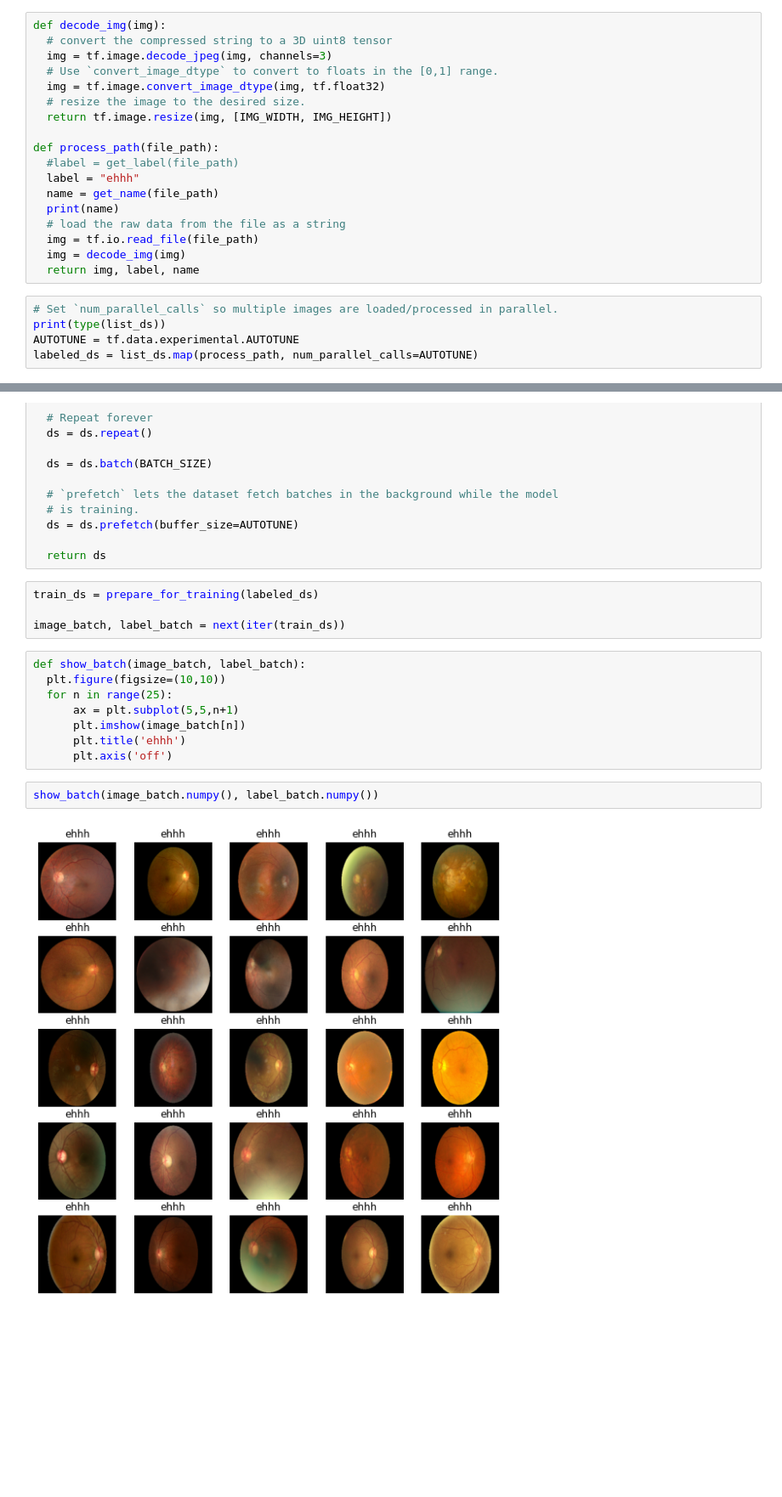
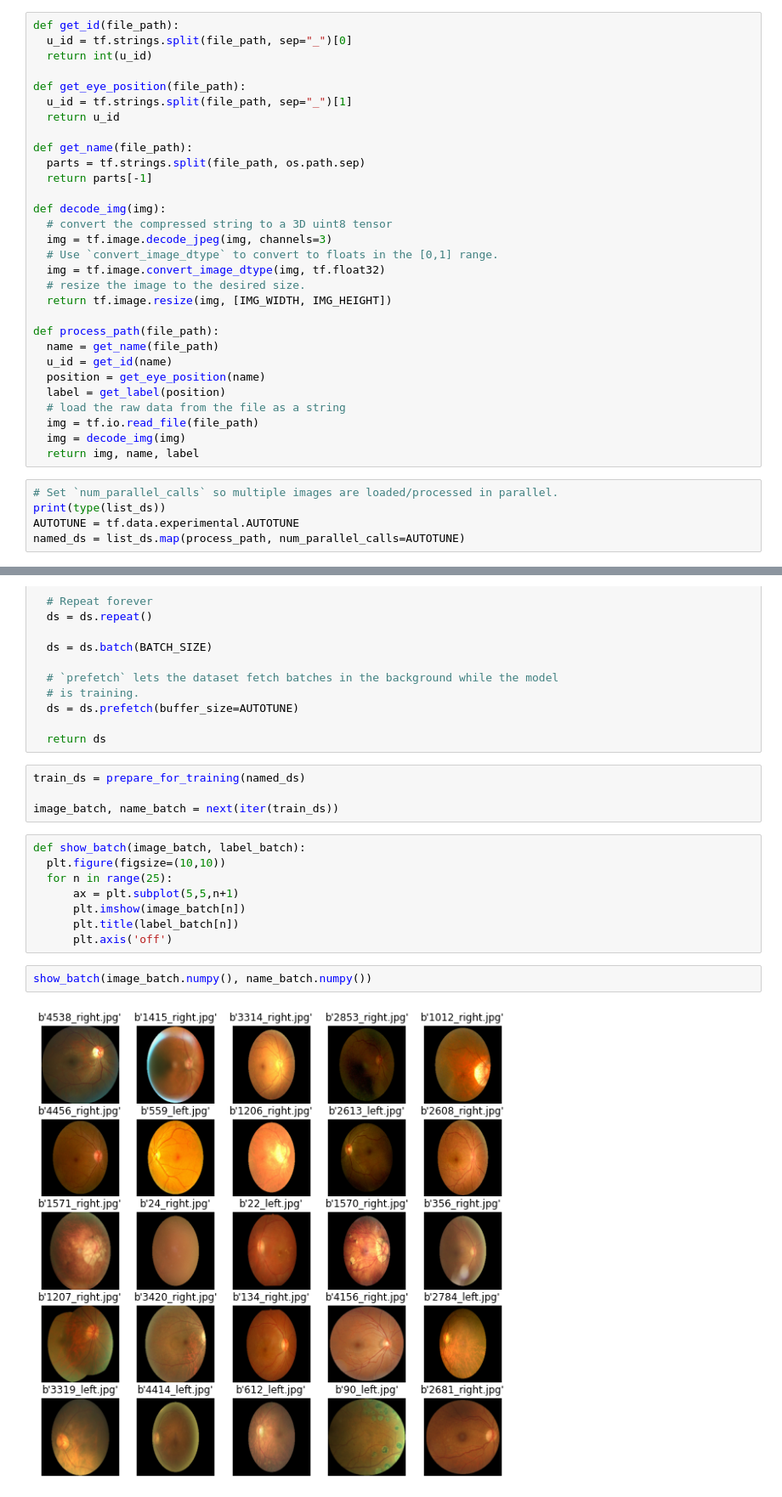
Before and after one commit to GrzegorzMeller/AlgorithmsForMassiveData, a Jupyter notebook: OCULAR_DISEASE_RECOGNITION.ipynb, the cells around one changed output, grey strips where cells are left out. Shown at 85% size. Saved outputs shown, nothing was run; the diff lists cells and outputs as text; blank space fills up the shorter version.

```diff
--- a/OCULAR_DISEASE_RECOGNITION.ipynb
+++ b/OCULAR_DISEASE_RECOGNITION.ipynb
@@ -66,4 +107,16 @@ def get_name(file_path):
 # %%
+def get_id(file_path):
+  u_id = tf.strings.split(file_path, sep="_")[0]
+  return int(u_id)
+
+def get_eye_position(file_path):
+  u_id = tf.strings.split(file_path, sep="_")[1]
+  return u_id
+
+def get_name(file_path):
+  parts = tf.strings.split(file_path, os.path.sep)
+  return parts[-1]
+
 def decode_img(img):
   # convert the compressed string to a 3D uint8 tensor
   img = tf.image.decode_jpeg(img, channels=3)
@@ -73,18 +126,18 @@ def decode_img(img):
   return tf.image.resize(img, [IMG_WIDTH, IMG_HEIGHT])
 
 def process_path(file_path):
-  #label = get_label(file_path)
-  label = "ehhh"
   name = get_name(file_path)
-  print(name)
+  u_id = get_id(name)
+  position = get_eye_position(name)
+  label = get_label(position)
   # load the raw data from the file as a string
   img = tf.io.read_file(file_path)
   img = decode_img(img)
-  return img, label, name
+  return img, name, label
 # %%
 # Set `num_parallel_calls` so multiple images are loaded/processed in parallel.
 print(type(list_ds))
 AUTOTUNE = tf.data.experimental.AUTOTUNE
-labeled_ds = list_ds.map(process_path, num_parallel_calls=AUTOTUNE)
+named_ds = list_ds.map(process_path, num_parallel_calls=AUTOTUNE)
 # %% [output]
 <class 'tensorflow.python.data.ops.dataset_ops.ShuffleDataset'>
@@ -122,18 +174,18 @@ def prepare_for_training(ds, cache=True, shuffle_buffer_size=1000):
 
   return ds
 # %%
-train_ds = prepare_for_training(labeled_ds)
+train_ds = prepare_for_training(named_ds)
 
-image_batch, label_batch = next(iter(train_ds))
+image_batch, name_batch = next(iter(train_ds))
 # %%
 def show_batch(image_batch, label_batch):
   plt.figure(figsize=(10,10))
   for n in range(25):
       ax = plt.subplot(5,5,n+1)
       plt.imshow(image_batch[n])
-      plt.title('ehhh')
+      plt.title(label_batch[n])
       plt.axis('off')
 # %%
-show_batch(image_batch.numpy(), label_batch.numpy())
+show_batch(image_batch.numpy(), name_batch.numpy())
 # %% [output]
-[figure, old version]
+[figure, new version]
```
Also changed, not shown: parts of 9 cells of this notebook.
